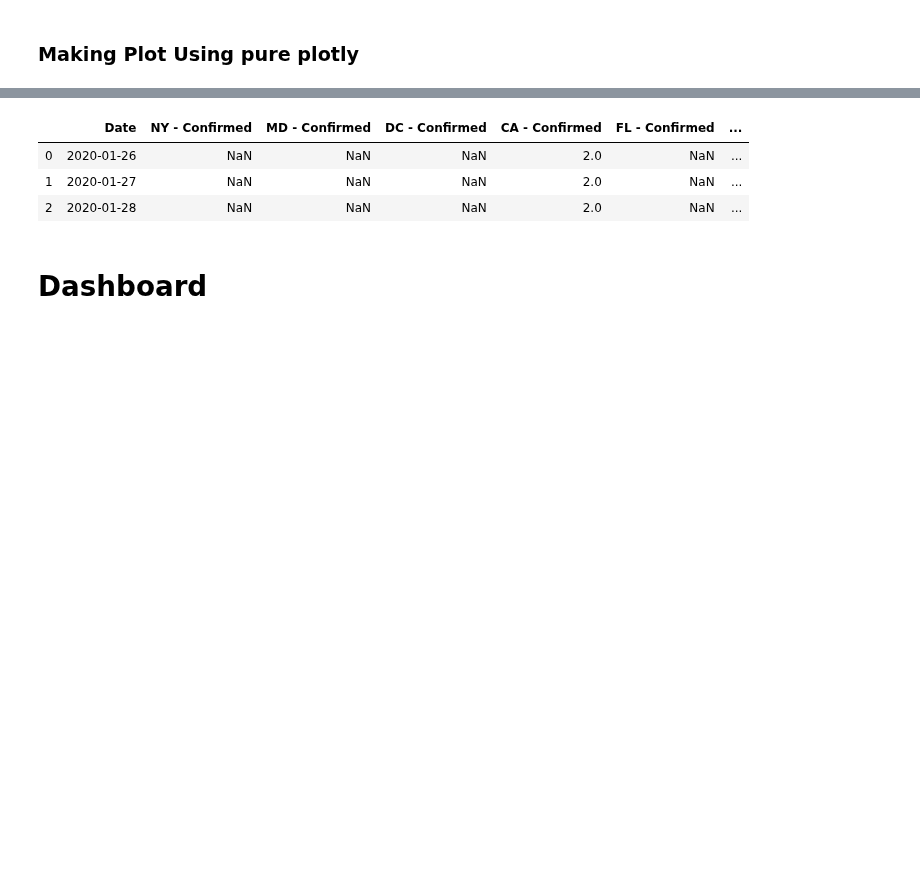
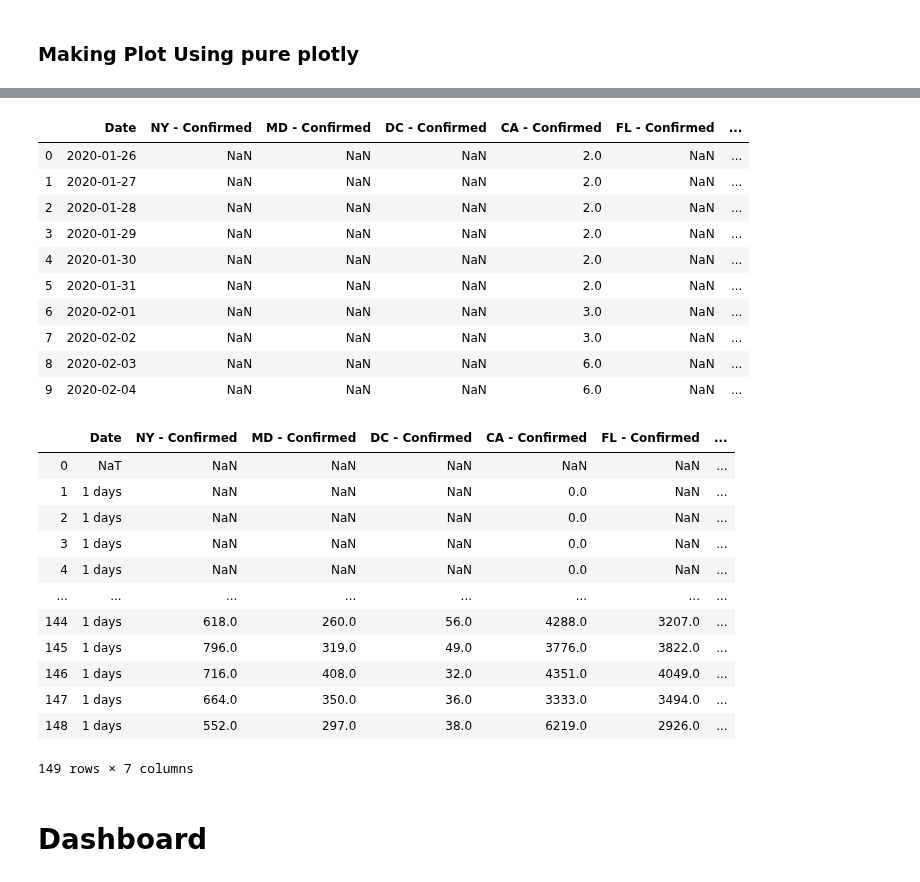
Before and after one commit to jirvingphd/playing-with-coronavirus-data, a Jupyter notebook: coronavirus-best.ipynb, the cells around one changed output, grey strips where cells are left out. Saved outputs shown, nothing was run; the diff lists cells and outputs as text; code cells hidden in the pictures; blank space fills up the shorter version.

```diff
--- a/coronavirus-best.ipynb
+++ b/coronavirus-best.ipynb
@@ -176,0 +206,3 @@ def set_datetime_index(df_,col='Date'):#,drop_old=False):
+# %%
+abbrev = pd.read_csv('Reference Data/united_states_abbreviations.csv')
+abbrev
@@ -177,2 +243,11 @@ def set_datetime_index(df_,col='Date'):#,drop_old=False):
 # %% [markdown]
 ### def `get_and_clean_US`
+# %%
+def load_us_reference_info():
+    ## Making Master Lookup CSV
+    abbrev = pd.read_csv('Reference Data/united_states_abbreviations.csv')
+    pop = pd.read_csv('Reference Data/us-pop-est2019-alldata.csv')
+    us_pop = pop.loc[pop['STATE']>0][['NAME','POPESTIMATE2019']].copy()
+    us_info = pd.merge(abbrev,us_pop,right_on='NAME',left_on='State',how="inner")
+    us_info.drop('NAME',axis=1,inplace=True)
+    return us_info
@@ -379,3 +493,3 @@ DatetimeIndex(['2020-01-22', '2020-01-23', '2020-01-24', '2020-01-24',
 # %%
-state_df = df.groupby('state').get_group('NY').resample('D').sum()
-state_df.plot()
+# state_df = df.groupby('state').get_group('NY').resample('D').sum()
+# state_df[[col for col in state_df.columns if 'Per Capita' in col]].plot()
@@ -577,7 +687,7 @@ import plotly.io as pio
 import plotly.graph_objects as go
 
 
-def plot_states(df, state_list, plot_cols = ['Confirmed'],df_only=False):
+def plot_states(df, state_list, plot_cols = ['Confirmed'],df_only=False,new_only=False):
     """Plots the plot_cols for every state in state_list.
     Returns plotly figure
     New as of 06/21"""
@@ -587,23 +697,29 @@ def plot_states(df, state_list, plot_cols = ['Confirmed'],df_only=False):
     for state in state_list:
         # Grab each state's df and save to STATES
         dfs = get_state_ts_new(df,state)
+#         display(dfs)
         STATES[state] = dfs
 
         ## for each plot_cols, find all columns that contain that col name
         for plot_col in plot_cols:
-            concat_dfs.append(dfs[[col for col in dfs.columns if plot_col in col]])
+            concat_dfs.append(dfs[[col for col in dfs.columns if col.endswith(plot_col)]])#plot_col in col]])
 
 
     ## Concatenate final dfs
     plot_df = pd.concat(concat_dfs,axis=1)#[STATES[s] for s in plot_states],axis=1).iplot()
+
+    if new_only:
+        plot_df = plot_df.diff()
+
     plot_df.reset_index(inplace=True)
+
     if df_only:
         return plot_df#.reset_index()
     else:
         pfig_df_melt = plot_df.melt(id_vars=['Date'],var_name='State',
                                     value_name='# of Cases')
         # Plot concatenated dfs
-        pfig = px.line(pfig_df_melt,x='Date',y='# of Cases',color='State',
+        pfig = px.scatter(pfig_df_melt,x='Date',y='# of Cases',color='State',
                       width=700,height=500,title='Coronavirus Cases by State')
 
         return pfig
@@ -617,13 +754,35 @@ pfig
 # %%
 pfig_df = plot_states(df,['NY','MD','DC','CA','FL','TX'],
                       plot_cols=['Confirmed'],
                       df_only=True)
-pfig_df.head(3)
+display(pfig_df.head(10))
+
+pfig_df.diff()
 # %% [output]
 |  | Date | NY - Confirmed | MD - Confirmed | DC - Confirmed | CA - Confirmed | FL - Confirmed | ... |
 | 0 | 2020-01-26 | NaN | NaN | NaN | 2.0 | NaN | ... |
 | 1 | 2020-01-27 | NaN | NaN | NaN | 2.0 | NaN | ... |
 | 2 | 2020-01-28 | NaN | NaN | NaN | 2.0 | NaN | ... |
+| 3 | 2020-01-29 | NaN | NaN | NaN | 2.0 | NaN | ... |
+| 4 | 2020-01-30 | NaN | NaN | NaN | 2.0 | NaN | ... |
+| 5 | 2020-01-31 | NaN | NaN | NaN | 2.0 | NaN | ... |
+| 6 | 2020-02-01 | NaN | NaN | NaN | 3.0 | NaN | ... |
+| 7 | 2020-02-02 | NaN | NaN | NaN | 3.0 | NaN | ... |
+| 8 | 2020-02-03 | NaN | NaN | NaN | 6.0 | NaN | ... |
+| 9 | 2020-02-04 | NaN | NaN | NaN | 6.0 | NaN | ... |
+|  | Date | NY - Confirmed | MD - Confirmed | DC - Confirmed | CA - Confirmed | FL - Confirmed | ... |
+| 0 | NaT | NaN | NaN | NaN | NaN | NaN | ... |
+| 1 | 1 days | NaN | NaN | NaN | 0.0 | NaN | ... |
+| 2 | 1 days | NaN | NaN | NaN | 0.0 | NaN | ... |
+| 3 | 1 days | NaN | NaN | NaN | 0.0 | NaN | ... |
+| 4 | 1 days | NaN | NaN | NaN | 0.0 | NaN | ... |
+| ... | ... | ... | ... | ... | ... | ... | ... |
+| 144 | 1 days | 618.0 | 260.0 | 56.0 | 4288.0 | 3207.0 | ... |
+| 145 | 1 days | 796.0 | 319.0 | 49.0 | 3776.0 | 3822.0 | ... |
+| 146 | 1 days | 716.0 | 408.0 | 32.0 | 4351.0 | 4049.0 | ... |
+| 147 | 1 days | 664.0 | 350.0 | 36.0 | 3333.0 | 3494.0 | ... |
+| 148 | 1 days | 552.0 | 297.0 | 38.0 | 6219.0 | 2926.0 | ... |
+149 rows × 7 columns
 # %%
 # pfig_df_melt = pfig_df.melt(id_vars=['Date'],var_name='State',value_name='# of Cases')
 # pfig_df_melt
```
Also changed, not shown: parts of 32 cells of this notebook, 14 other files.
